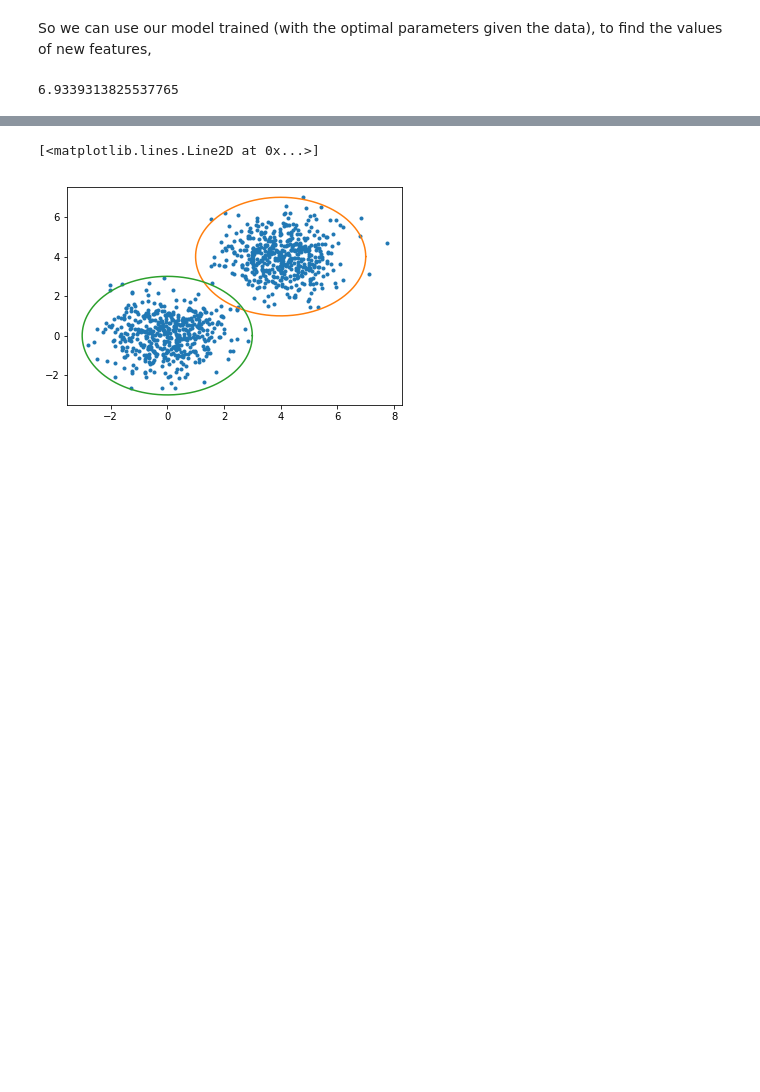
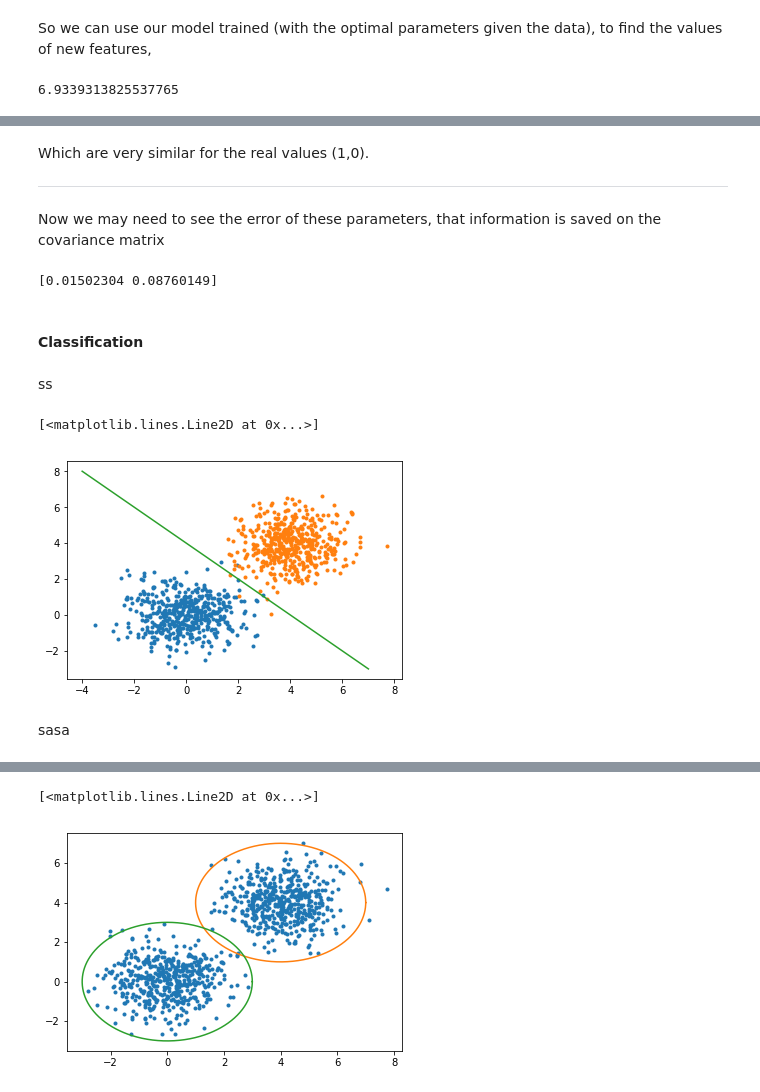
Before and after one commit to acsevillam/LearningML, a Jupyter notebook: Supervised vs Unsupervised Learning - Example.ipynb, the cells around one changed output, grey strips where cells are left out. Drawn from its saved outputs; the diff is of its cells as text; code cells hidden in the pictures; blank space fills up the shorter version.

```diff
--- a/Supervised vs Unsupervised Learning - Example.ipynb
+++ b/Supervised vs Unsupervised Learning - Example.ipynb
@@ -100,9 +100,32 @@ print(popt)
+# %% [markdown]
+Which are very similar for the real values (1,0).
+
+---
+Now we may need to see the error of these parameters, that information is saved on the covariance matrix
+# %%
+print(pcov.diagonal()**.5)
+# %% [output]
+[0.01502304 0.08760149]
+# %% [markdown]
+#### Classification
 # %%
 x=np.random.normal(0,1,500)
 y=np.random.normal(0,1,500)
 
 x2=np.random.normal(4,1,500)
 y2=np.random.normal(4,1,500)
+# %% [markdown]
+ss
+# %%
+plt.plot(x,y,'.')
+plt.plot(x2,y2,'.')
+x_plot=np.linspace(-4,7)
+plt.plot(x_plot,-x_plot+4)
+# %% [output]
+[<matplotlib.lines.Line2D at 0x...>]
+[figure, added]
+# %% [markdown]
+sasa
 # %%
 plt.plot(x,y,'.')
 plt.plot(x2,y2,'.')
```
Also changed, not shown: parts of 10 cells of this notebook.
